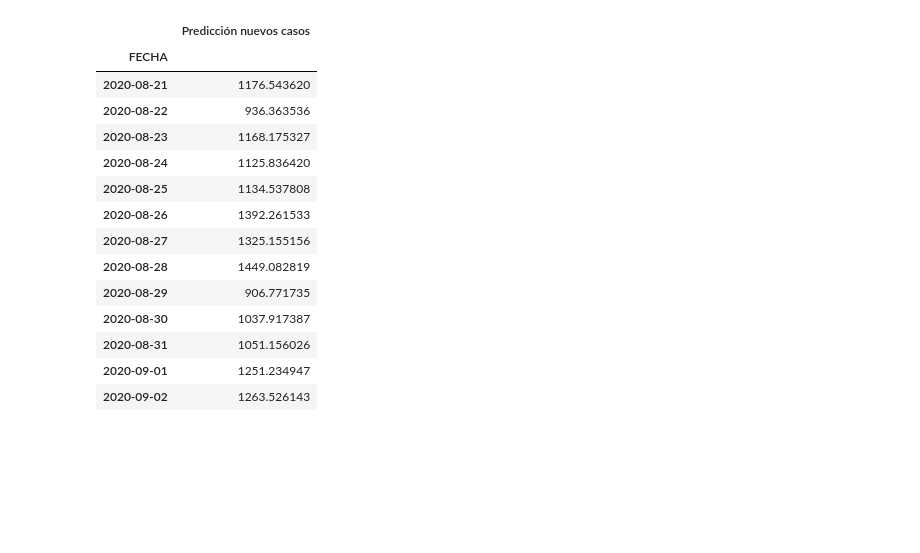
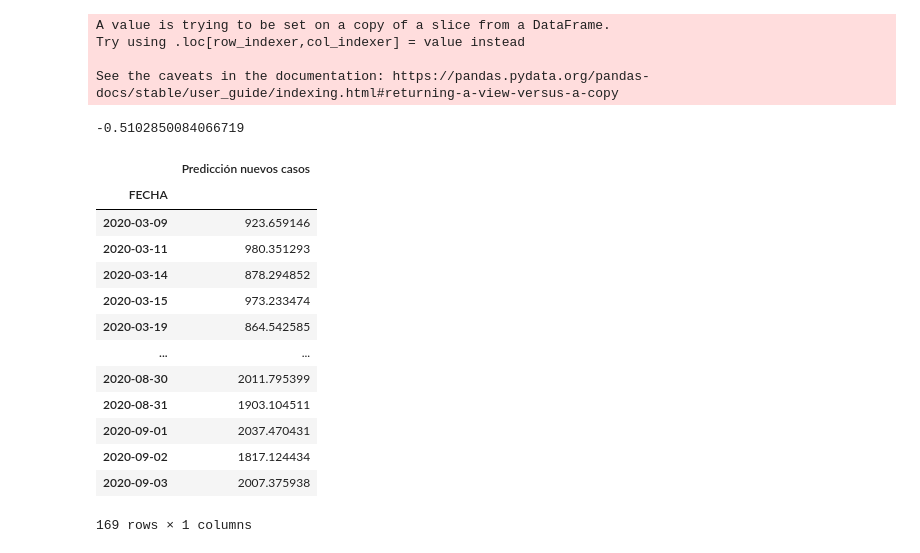
Before and after one commit to AP-2020-1S/covid-19-sandaye, a Jupyter notebook: Notebooks/6.Auto-arima.ipynb, the cells around one changed output. Saved outputs shown, nothing was run; the diff lists cells and outputs as text; code cells hidden in the pictures; blank space fills up the shorter version.

```diff
--- a/Notebooks/6.Auto-arima.ipynb
+++ b/Notebooks/6.Auto-arima.ipynb
@@ -49,7 +49,7 @@ adf_test.should_diff(data_med)
 # %%
 # data_train y data_test
-train = data_med[:int(len(data_med)*0.92)]
-test = data_med[int(len(data_med)*-0.08):]
+train = data_med[:int(len(data_med)*(1-7/len(data_med)))]
+test = data_med[-7:]
 plt.plot(train)
 plt.plot(test)
 # %% [output]
@@ -61,7 +61,7 @@ plt.plot(test)
 modelo_arima = auto_arima(train, start_p=0, d=1, start_q=0,
                           max_p=10, max_d=10, max_q=10,
                           start_P=0, D=1, start_Q=0,
-                          max_P=10, max_D=10, max_Q=10, m=12, seasonal=True,
+                          max_P=10, max_D=10, max_Q=10, m=7, seasonal=True,
                           error_action='warn', trace=True,
                           supress_warnings=True, stepwise=True, random_state=20, n_fit=50)
 # %% [output]
@@ -136,21 +143,30 @@ Warnings:
+# %%
+from sklearn.metrics import r2_score
+test['Test Predicción nuevos casos'] = test_prediccion_nuevoscasos
+r2_score(test['CASOS'], test['Test Predicción nuevos casos'])
+# %% [output]
+A value is trying to be set on a copy of a slice from a DataFrame.
+Try using .loc[row_indexer,col_indexer] = value instead
+
+See the caveats in the documentation: https://pandas.pydata.org/pandas-docs/stable/user_guide/indexing.html#returning-a-view-versus-a-copy
+-0.5102850084066719
 # %%
-#predicción con Auto Arima
-prediccion_nuevoscasos = pd.DataFrame(modelo_arima.predict(n_periods = len(test)), index = test.index)
+#predicción con Auto Arima casos
+prediccion_nuevoscasos = pd.DataFrame(modelo_arima.predict(n_periods = len(data_med)), index = data_med.index)
 prediccion_nuevoscasos.columns = ['Predicción nuevos casos']
 prediccion_nuevoscasos
 # %% [output]
 |  | Predicción nuevos casos |
 | FECHA |  |
-| 2020-08-21 | 1176.543620 |
-| 2020-08-22 | 936.363536 |
-| 2020-08-23 | 1168.175327 |
-| 2020-08-24 | 1125.836420 |
-| 2020-08-25 | 1134.537808 |
-| 2020-08-26 | 1392.261533 |
-| 2020-08-27 | 1325.155156 |
-| 2020-08-28 | 1449.082819 |
-| 2020-08-29 | 906.771735 |
-| 2020-08-30 | 1037.917387 |
-| 2020-08-31 | 1051.156026 |
-| 2020-09-01 | 1251.234947 |
-| 2020-09-02 | 1263.526143 |
+| 2020-03-09 | 923.659146 |
+| 2020-03-11 | 980.351293 |
+| 2020-03-14 | 878.294852 |
+| 2020-03-15 | 973.233474 |
+| 2020-03-19 | 864.542585 |
+| ... | ... |
+| 2020-08-30 | 2011.795399 |
+| 2020-08-31 | 1903.104511 |
+| 2020-09-01 | 2037.470431 |
+| 2020-09-02 | 1817.124434 |
+| 2020-09-03 | 2007.375938 |
+169 rows × 1 columns
```
Also changed, not shown: parts of 15 cells of this notebook.
